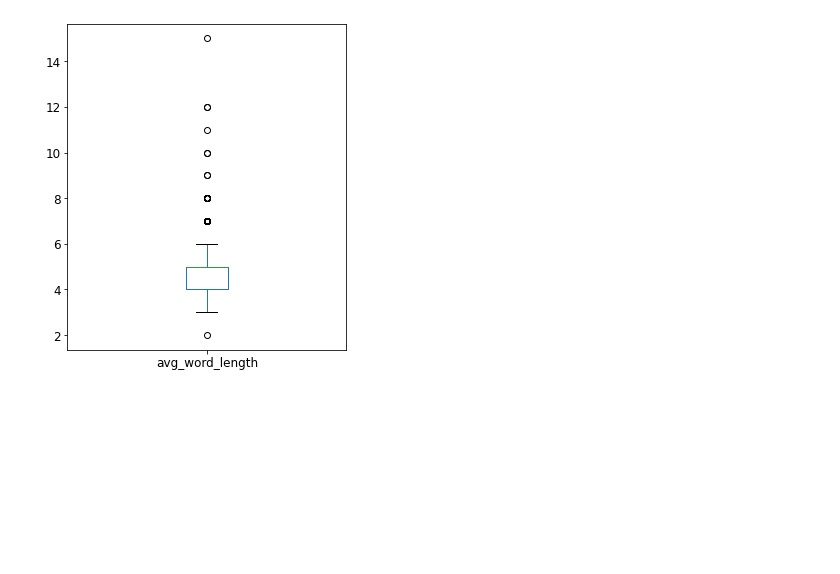
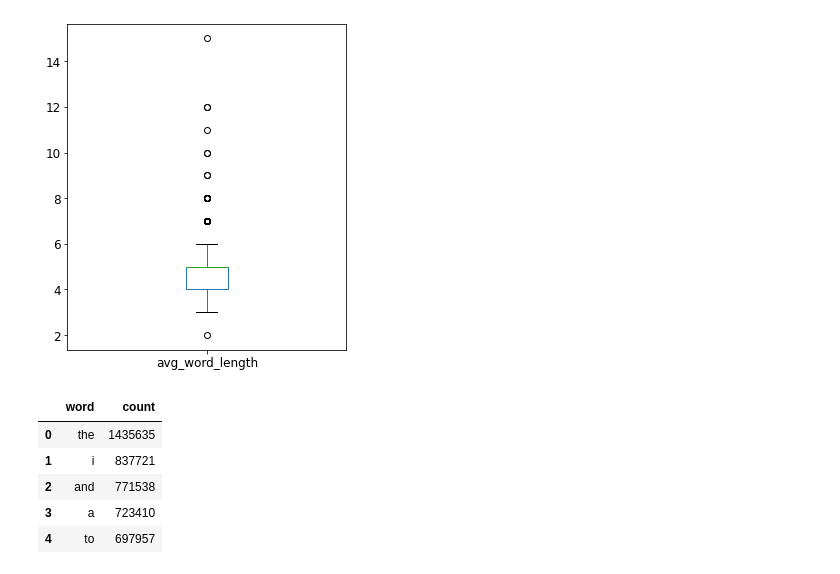
Before and after one commit to ppkgtmm/sentiment, a Jupyter notebook: EDA_amazon.ipynb, the cells around one changed output. Saved outputs shown, nothing was run; the diff lists cells and outputs as text; code cells hidden in the pictures; blank space fills up the shorter version.

```diff
--- a/EDA_amazon.ipynb
+++ b/EDA_amazon.ipynb
@@ -246,0 +248,11 @@ copy.avg_word_length.plot(kind='box', fontsize=12, figsize=(5,6))
+# %%
+count_df = pd.DataFrame(word_counts.most_common(30))
+count_df.columns = ['word', 'count']
+count_df.head()
+# %% [output]
+|  | word | count |
+| 0 | the | 1435635 |
+| 1 | i | 837721 |
+| 2 | and | 771538 |
+| 3 | a | 723410 |
+| 4 | to | 697957 |
```
Also changed, not shown: parts of 4 cells of this notebook.
